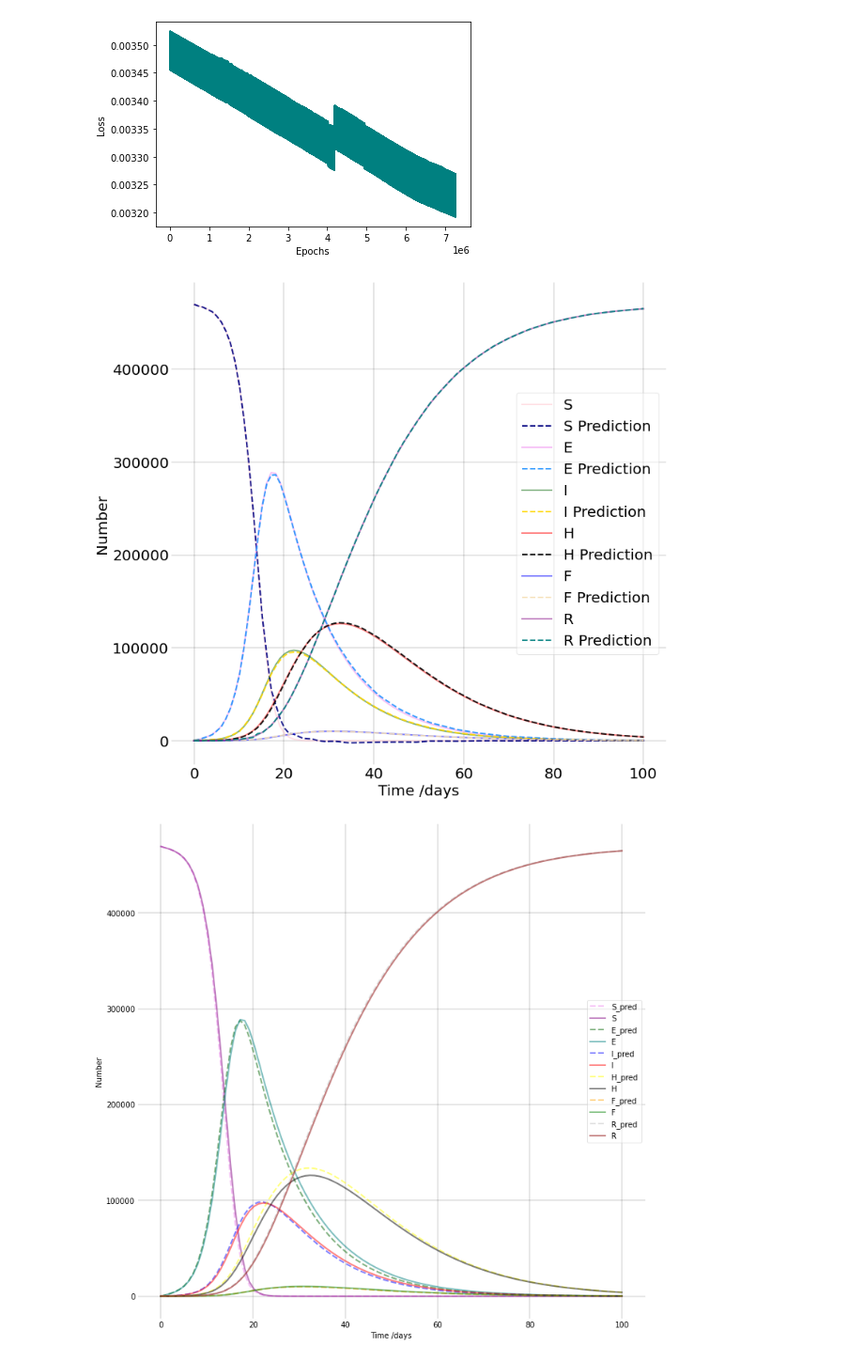
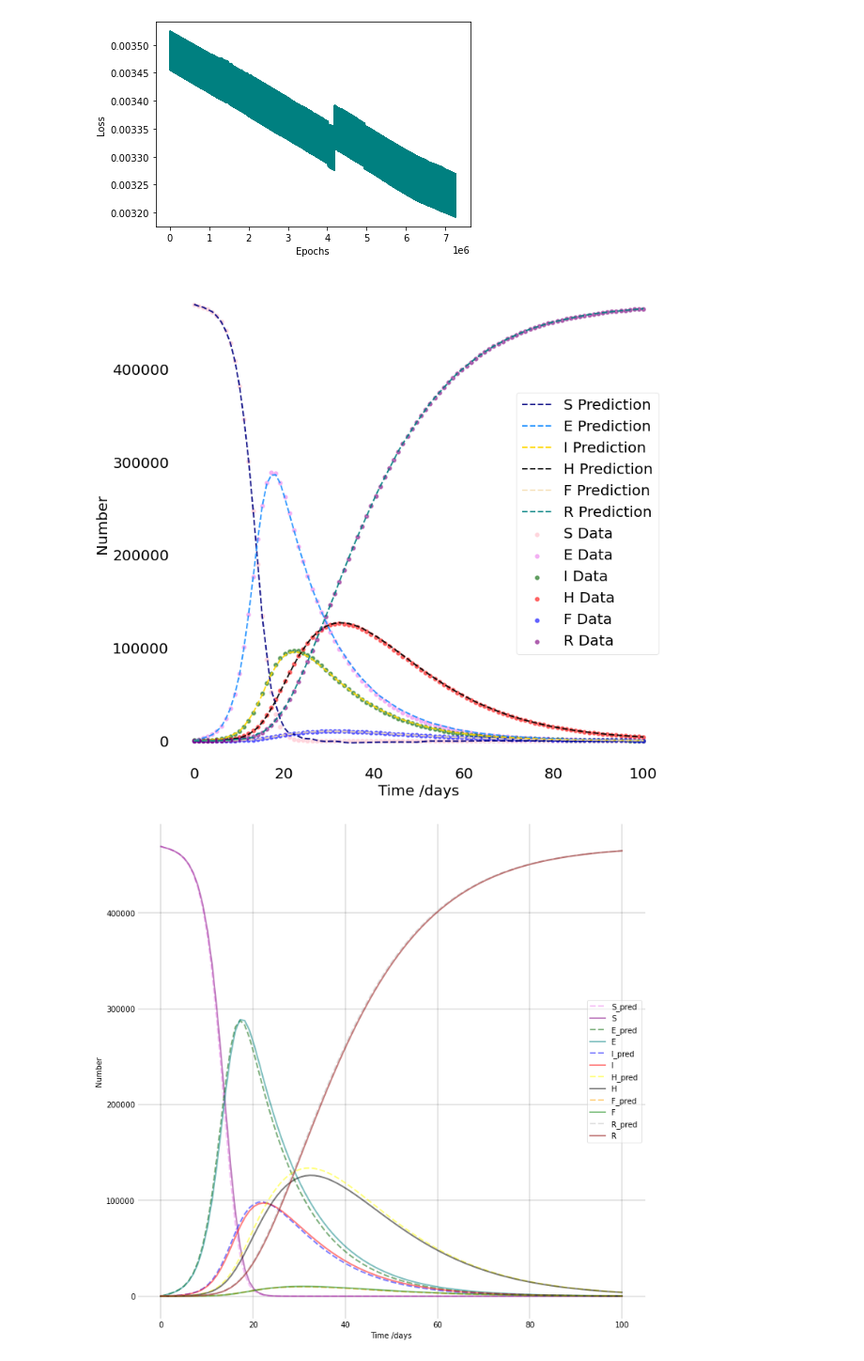
Before and after one commit to Shaier/DINN, a Jupyter notebook: Diseases/ebola/ebola.ipynb, the cells around one changed output. Shown: that part at 94% size. Saved outputs shown, nothing was run; the diff lists cells and outputs as text; code cells hidden in the pictures.

```diff
--- a/Diseases/ebola/ebola.ipynb
+++ b/Diseases/ebola/ebola.ipynb
@@ -364,41 +364,43 @@ fig = plt.figure(figsize=(12,12))
 ax = fig.add_subplot(111, facecolor='#dddddd', axisbelow=True)
 ax.set_facecolor('xkcd:white')
 
-ax.plot(ebola_data[0], ebola_data[1], 'pink', alpha=0.5, lw=2, label='S')
+# ax.scatter(sidr_data[0], sidr_data[3],color = color = 'black', label='Dead Data', s=15, Data s=20)
+
+ax.scatter(ebola_data[0], ebola_data[1],color = 'pink', alpha=0.5, lw=2, label='S Data', s=20)
 ax.plot(ebola_data[0], S_pred_list[0].detach().numpy(), 'navy', alpha=0.9, lw=2, label='S Prediction', linestyle='dashed')
 
-ax.plot(ebola_data[0], ebola_data[2], 'violet', alpha=0.5, lw=2, label='E')
+ax.scatter(ebola_data[0], ebola_data[2],color = 'violet', alpha=0.5, lw=2, label='E Data', s=20)
 ax.plot(ebola_data[0], E_pred_list[0].detach().numpy(), 'dodgerblue', alpha=0.9, lw=2, label='E Prediction', linestyle='dashed')
 
-ax.plot(ebola_data[0], ebola_data[3], 'darkgreen', alpha=0.5, lw=2, label='I')
+ax.scatter(ebola_data[0], ebola_data[3],color = 'darkgreen', alpha=0.5, lw=2, label='I Data', s=20)
 ax.plot(ebola_data[0], I_pred_list[0].detach().numpy(), 'gold', alpha=0.9, lw=2, label='I Prediction', linestyle='dashed')
 
-ax.plot(ebola_data[0], ebola_data[4], 'red', alpha=0.5, lw=2, label='H')
+ax.scatter(ebola_data[0], ebola_data[4],color = 'red', alpha=0.5, lw=2, label='H Data', s=20)
 ax.plot(ebola_data[0], H_pred_list[0].detach().numpy(), 'black', alpha=0.9, lw=2, label='H Prediction', linestyle='dashed')
 
-ax.plot(ebola_data[0], ebola_data[5], 'blue', alpha=0.5, lw=2, label='F')
+ax.scatter(ebola_data[0], ebola_data[5],color = 'blue', alpha=0.5, lw=2, label='F Data', s=20)
 ax.plot(ebola_data[0], F_pred_list[0].detach().numpy(), 'wheat', alpha=0.9, lw=2, label='F Prediction', linestyle='dashed')
 
-ax.plot(ebola_data[0], ebola_data[6], 'purple', alpha=0.5, lw=2, label='R')
+ax.scatter(ebola_data[0], ebola_data[6],color = 'purple', alpha=0.5, lw=2, label='R Data', s=20)
 ax.plot(ebola_data[0], R_pred_list[0].detach().numpy(), 'teal', alpha=0.9, lw=2, label='R Prediction', linestyle='dashed')
 
 
 ax.set_xlabel('Time /days',size = 20)
 ax.set_ylabel('Number',size = 20)
 #ax.set_ylim([-1,50])
 ax.yaxis.set_tick_params(length=0)
 ax.xaxis.set_tick_params(length=0)
 plt.xticks(size = 20)
 plt.yticks(size = 20)
-ax.grid(b=True, which='major', c='black', lw=0.2, ls='-')
+# ax.grid(b=True, which='major', c='black', lw=0.2, ls='-')
 legend = ax.legend(prop={'size':20})
 legend.get_frame().set_alpha(0.5)
 for spine in ('top', 'right', 'bottom', 'left'):
     ax.spines[spine].set_visible(False)
 plt.savefig('ebola.pdf')
 plt.show()
 # %% [output]
-[figure, old version]
+[figure, new version]
 # %%
 import numpy as np
 from scipy.integrate import odeint
```
Also changed, not shown: parts of 2 cells of this notebook, 23 other files.
